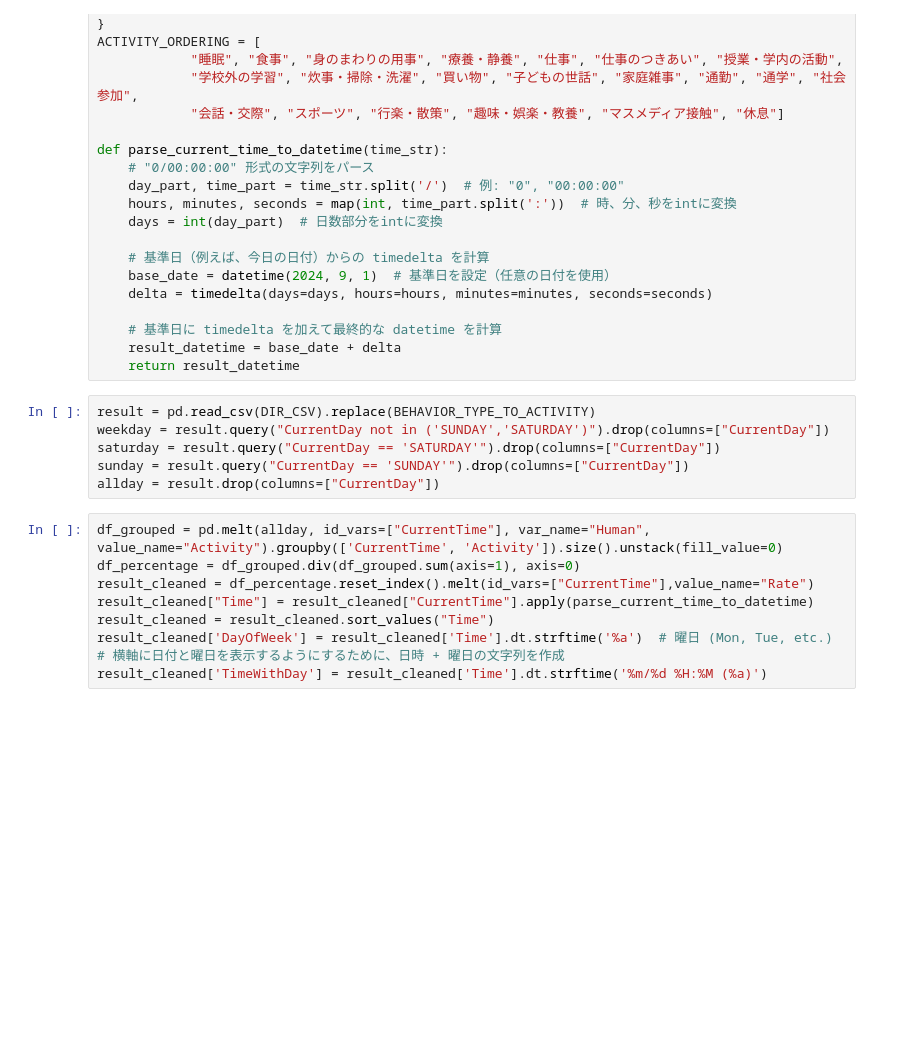
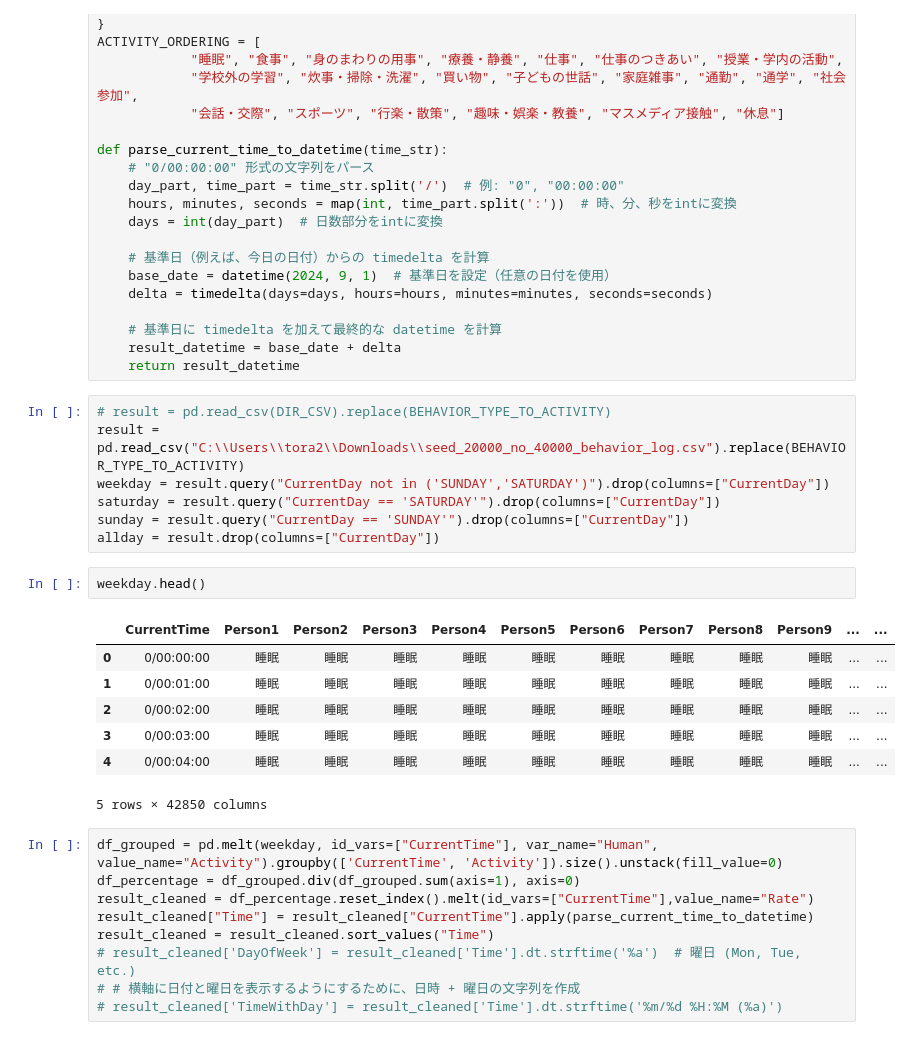
Before and after one commit to torajiMiyanishi/LifeBehavior, a Jupyter notebook: visualization/python/liner_chart_behavior_log.ipynb, the cells around one changed output. Cells and saved outputs as stored; diff of their text form; blank space fills up the shorter version.

```diff
--- a/visualization/python/liner_chart_behavior_log.ipynb
+++ b/visualization/python/liner_chart_behavior_log.ipynb
@@ -72,17 +72,28 @@ def parse_current_time_to_datetime(time_str):
     result_datetime = base_date + delta
     return result_datetime
 # %%
-result = pd.read_csv(DIR_CSV).replace(BEHAVIOR_TYPE_TO_ACTIVITY)
+# result = pd.read_csv(DIR_CSV).replace(BEHAVIOR_TYPE_TO_ACTIVITY)
+result = pd.read_csv("C:\\Users\\tora2\\Downloads\\seed_20000_no_40000_behavior_log.csv").replace(BEHAVIOR_TYPE_TO_ACTIVITY)
 weekday = result.query("CurrentDay not in ('SUNDAY','SATURDAY')").drop(columns=["CurrentDay"])
 saturday = result.query("CurrentDay == 'SATURDAY'").drop(columns=["CurrentDay"])
 sunday = result.query("CurrentDay == 'SUNDAY'").drop(columns=["CurrentDay"])
 allday = result.drop(columns=["CurrentDay"])
+# %%
+weekday.head()
+# %% [output]
+|  | CurrentTime | Person1 | Person2 | Person3 | Person4 | Person5 | Person6 | Person7 | Person8 | Person9 | ... | ... |
+| 0 | 0/00:00:00 | 睡眠 | 睡眠 | 睡眠 | 睡眠 | 睡眠 | 睡眠 | 睡眠 | 睡眠 | 睡眠 | ... | ... |
+| 1 | 0/00:01:00 | 睡眠 | 睡眠 | 睡眠 | 睡眠 | 睡眠 | 睡眠 | 睡眠 | 睡眠 | 睡眠 | ... | ... |
+| 2 | 0/00:02:00 | 睡眠 | 睡眠 | 睡眠 | 睡眠 | 睡眠 | 睡眠 | 睡眠 | 睡眠 | 睡眠 | ... | ... |
+| 3 | 0/00:03:00 | 睡眠 | 睡眠 | 睡眠 | 睡眠 | 睡眠 | 睡眠 | 睡眠 | 睡眠 | 睡眠 | ... | ... |
+| 4 | 0/00:04:00 | 睡眠 | 睡眠 | 睡眠 | 睡眠 | 睡眠 | 睡眠 | 睡眠 | 睡眠 | 睡眠 | ... | ... |
+5 rows × 42850 columns
 # %%
-df_grouped = pd.melt(allday, id_vars=["CurrentTime"], var_name="Human", value_name="Activity").groupby(['CurrentTime', 'Activity']).size().unstack(fill_value=0)
+df_grouped = pd.melt(weekday, id_vars=["CurrentTime"], var_name="Human", value_name="Activity").groupby(['CurrentTime', 'Activity']).size().unstack(fill_value=0)
 df_percentage = df_grouped.div(df_grouped.sum(axis=1), axis=0)
 result_cleaned = df_percentage.reset_index().melt(id_vars=["CurrentTime"],value_name="Rate")
 result_cleaned["Time"] = result_cleaned["CurrentTime"].apply(parse_current_time_to_datetime)
 result_cleaned = result_cleaned.sort_values("Time")
-result_cleaned['DayOfWeek'] = result_cleaned['Time'].dt.strftime('%a')  # 曜日 (Mon, Tue, etc.)
-# 横軸に日付と曜日を表示するようにするために、日時 + 曜日の文字列を作成
-result_cleaned['TimeWithDay'] = result_cleaned['Time'].dt.strftime('%m/%d %H:%M (%a)')
+# result_cleaned['DayOfWeek'] = result_cleaned['Time'].dt.strftime('%a')  # 曜日 (Mon, Tue, etc.)
+# # 横軸に日付と曜日を表示するようにするために、日時 + 曜日の文字列を作成
+# result_cleaned['TimeWithDay'] = result_cleaned['Time'].dt.strftime('%m/%d %H:%M (%a)')
```
Also changed, not shown: parts of 9 cells of this notebook, 5 other files.
